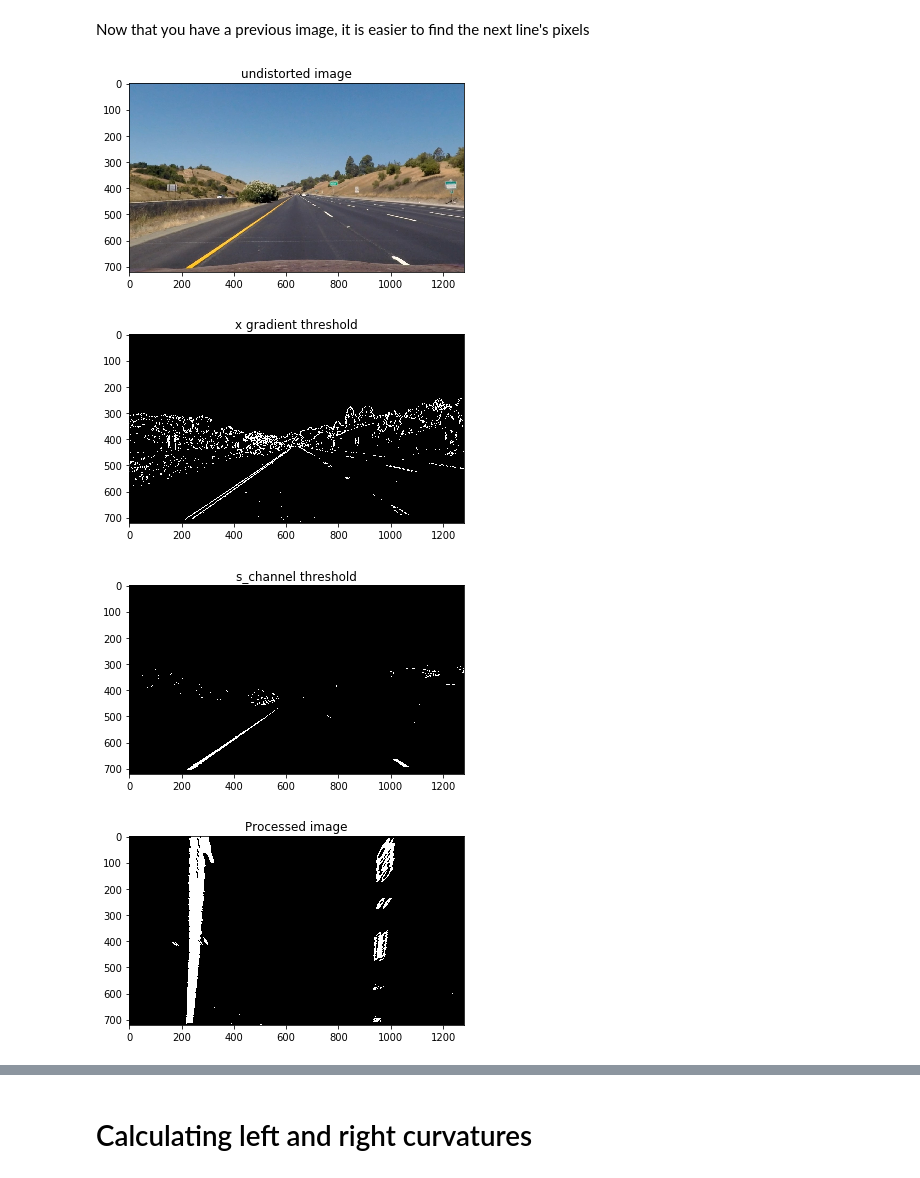
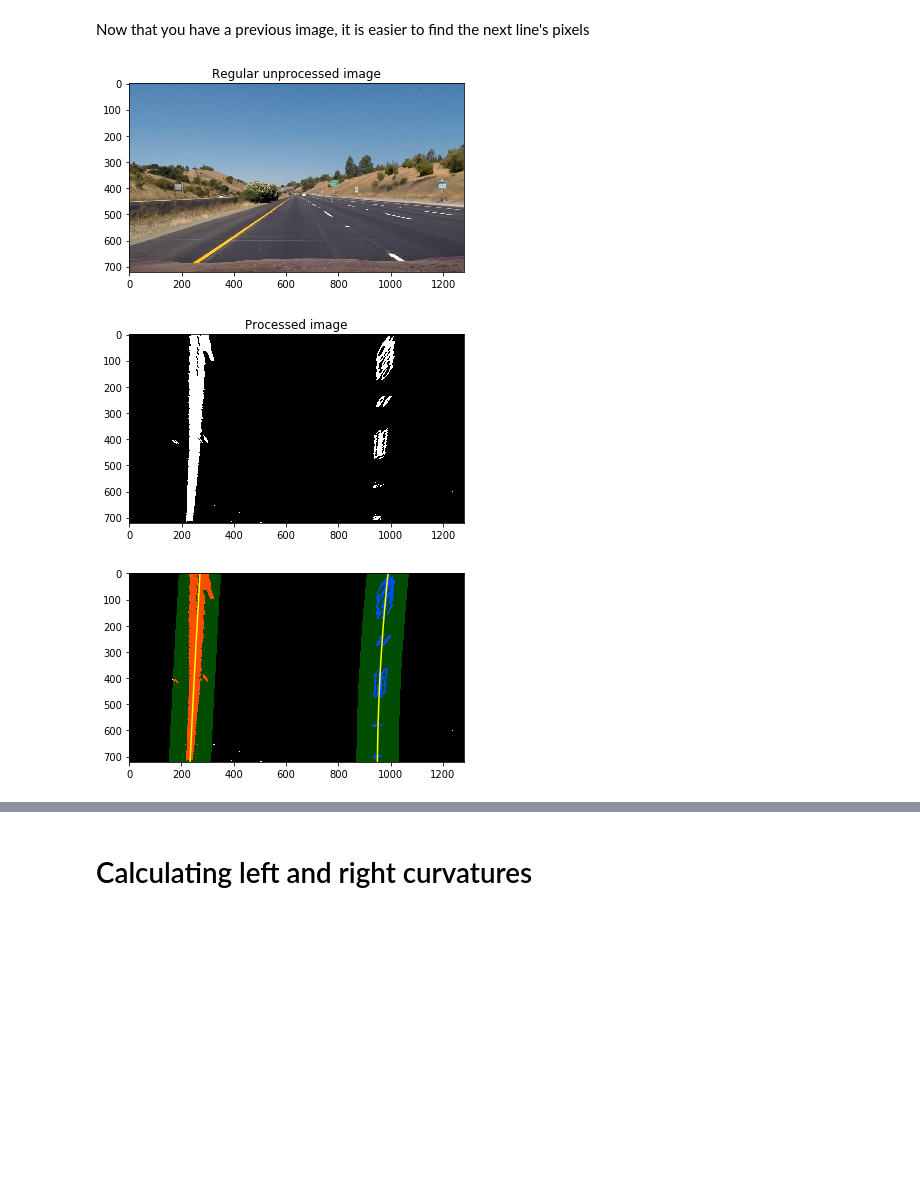
Before and after one commit to redwanrant/Advanced-Lane-Lines, a Jupyter notebook: lane_lines.ipynb, the cells around one changed output, grey strips where cells are left out. Drawn from its saved outputs; the diff is of its cells as text; code cells hidden in the pictures; blank space fills up the shorter version.

Commit message:
Establish pipeline for processing images

```diff
--- a/lane_lines.ipynb
+++ b/lane_lines.ipynb
@@ -210,11 +222,10 @@ def fit_lines(img, histogram):
     rightx_base = np.argmax(histogram[midpoint:]) + midpoint
 
     NUM_WINDOWS = 9
-    window_height = np.int(processed_img.shape[0]/NUM_WINDOWS)
-    out_img = np.dstack((processed_img, processed_img, processed_img))*255
+    window_height = np.int(img.shape[0]/NUM_WINDOWS)
 
     # Identify the x and y positions of all nonzero pixels in the image
-    nonzero = processed_img.nonzero()
+    nonzero = img.nonzero()
     nonzeroy = np.array(nonzero[0])
     nonzerox = np.array(nonzero[1])
 
@@ -233,17 +244,18 @@ def fit_lines(img, histogram):
     right_lane_inds = []
 
     # Step through the windows one by one
+    #out_img = np.dstack((img, img, img))*255
     for window in range(NUM_WINDOWS):
         # Identify window boundaries in x and y (and right and left)
-        win_y_low = processed_img.shape[0] - (window+1)*window_height
-        win_y_high = processed_img.shape[0] - window*window_height
+        win_y_low = img.shape[0] - (window+1)*window_height
+        win_y_high = img.shape[0] - window*window_height
         win_xleft_low = leftx_current - margin
         win_xleft_high = leftx_current + margin
         win_xright_low = rightx_current - margin
         win_xright_high = rightx_current + margin
         # Draw the windows on the visualization image
-        cv2.rectangle(out_img,(win_xleft_low,win_y_low),(win_xleft_high,win_y_high),(0,255,0), 2)
-        cv2.rectangle(out_img,(win_xright_low,win_y_low),(win_xright_high,win_y_high),(0,255,0), 2)
+#         cv2.rectangle(out_img,(win_xleft_low,win_y_low),(win_xleft_high,win_y_high),(0,255,0), 2)
+#         cv2.rectangle(out_img,(win_xright_low,win_y_low),(win_xright_high,win_y_high),(0,255,0), 2)
         # Identify the nonzero pixels in x and y within the window
         good_left_inds = ((nonzeroy >= win_y_low) & (nonzeroy < win_y_high) &
                           (nonzerox >= win_xleft_low) & (nonzerox < win_xleft_high)).nonzero()[0]
@@ -281,6 +293,12 @@ def display_curves(img, left_fit, right_fit, left_lane_inds, right_lane_inds):
     left_fitx = left_fit[0]*ploty**2 + left_fit[1]*ploty + left_fit[2]
     right_fitx = right_fit[0]*ploty**2 + right_fit[1]*ploty + right_fit[2]
 
+    # Identify the x and y positions of all nonzero pixels in the image
+    nonzero = img.nonzero()
+    nonzeroy = np.array(nonzero[0])
+    nonzerox = np.array(nonzero[1])
+
+    out_img = np.dstack((img, img, img))*255
     out_img[nonzeroy[left_lane_inds], nonzerox[left_lane_inds]] = [255, 0, 0]
     out_img[nonzeroy[right_lane_inds], nonzerox[right_lane_inds]] = [0, 0, 255]
     plt.imshow(out_img)
@@ -297,18 +315,17 @@ display_curves(processed_img, left_fit, right_fit, left_lane_inds, right_lane_in
 # %% [markdown]
 Now that you have a previous image, it is easier to find the next line's pixels
 # %%
-undistorted_img = undistort(test_images[0], objpoints, imgpoints)
-image = undistorted_img
-combined_binary = combine_grad_with_channel(image, display=True)
-processed_img, _ = corners_unwarp(combined_binary, mtx, dist)
+image = test_images[0]
+processed_image = pipeline(image)
+display_image(image, "Regular unprocessed image")
 display_image(processed_img, "Processed image", gray=True)
 
 
 def fit_lines_from_prev(img, left_fit, right_fit):
-    nonzero = processed_img.nonzero()
+    nonzero = img.nonzero()
     nonzeroy = np.array(nonzero[0])
     nonzerox = np.array(nonzero[1])
-    margin = 100
+    margin = 80
     left_lane_inds = ((nonzerox > (left_fit[0]*(nonzeroy**2) + left_fit[1]*nonzeroy + left_fit[2] - margin))
                       & (nonzerox < (left_fit[0]*(nonzeroy**2) + left_fit[1]*nonzeroy + left_fit[2] + margin)))
     right_lane_inds = ((nonzerox > (right_fit[0]*(nonzeroy**2) + right_fit[1]*nonzeroy + right_fit[2] - margin))
@@ -328,40 +345,45 @@ def fit_lines_from_prev(img, left_fit, right_fit):
 
 def visualize_fit(img, left_fit, right_fit, left_lane_inds, right_lane_inds):
     # Generate x and y values for plotting
-    ploty = np.linspace(0, processed_img.shape[0]-1, processed_img.shape[0] )
+    ploty = np.linspace(0, img.shape[0]-1, img.shape[0] )
     left_fitx = left_fit[0]*ploty**2 + left_fit[1]*ploty + left_fit[2]
     right_fitx = right_fit[0]*ploty**2 + right_fit[1]*ploty + right_fit[2]
 
+    nonzero = img.nonzero()
+    nonzeroy = np.array(nonzero[0])
+    nonzerox = np.array(nonzero[1])
+    margin = 80
+
     # Create an image to draw on and an image to show the selection window
-    out_img = np.dstack((processed_img, processed_img, processed_img))*255
+    out_img = np.dstack((img, img, img))*255
     window_img = np.zeros_like(out_img)
     # Color in left and right line pixels
     out_img[nonzeroy[left_lane_inds], nonzerox[left_lane_inds]] = [255, 0, 0]
     out_img[nonzeroy[right_lane_inds], nonzerox[right_lane_inds]] = [0, 0, 255]
 
     # Generate a polygon to illustrate the search window area
     # And recast the x and y points into usable format for cv2.fillPoly()
     left_line_window1 = np.array([np.transpose(np.vstack([left_fitx-margin, ploty]))])
     left_line_window2 = np.array([np.flipud(np.transpose(np.vstack([left_fitx+margin, ploty])))])
     left_line_pts = np.hstack((left_line_window1, left_line_window2))
     right_line_window1 = np.array([np.transpose(np.vstack([right_fitx-margin, ploty]))])
     right_line_window2 = np.array([np.flipud(np.transpose(np.vstack([right_fitx+margin, ploty])))])
     right_line_pts = np.hstack((right_line_window1, right_line_window2))
 
     # Draw the lane onto the warped blank image
     cv2.fillPoly(window_img, np.int_([left_line_pts]), (0,255, 0))
     cv2.fillPoly(window_img, np.int_([right_line_pts]), (0,255, 0))
     result = cv2.addWeighted(out_img, 1, window_img, 0.3, 0)
     plt.imshow(result)
     plt.plot(left_fitx, ploty, color='yellow')
     plt.plot(right_fitx, ploty, color='yellow')
     plt.xlim(0, 1280)
     plt.ylim(720, 0)
 
+
 left_fit, right_fit, left_lane_inds, right_lane_inds = fit_lines_from_prev(processed_img, left_fit, right_fit)
 visualize_fit(processed_img, left_fit, right_fit, left_lane_inds, right_lane_inds)
 # %% [output]
-[figure, old version]
+[figure, new version]
-[figure, old version]
+[figure, new version]
-[figure, old version]
+[figure, new version]
-[figure, removed]
```
Also changed, not shown: parts of 7 cells of this notebook.
